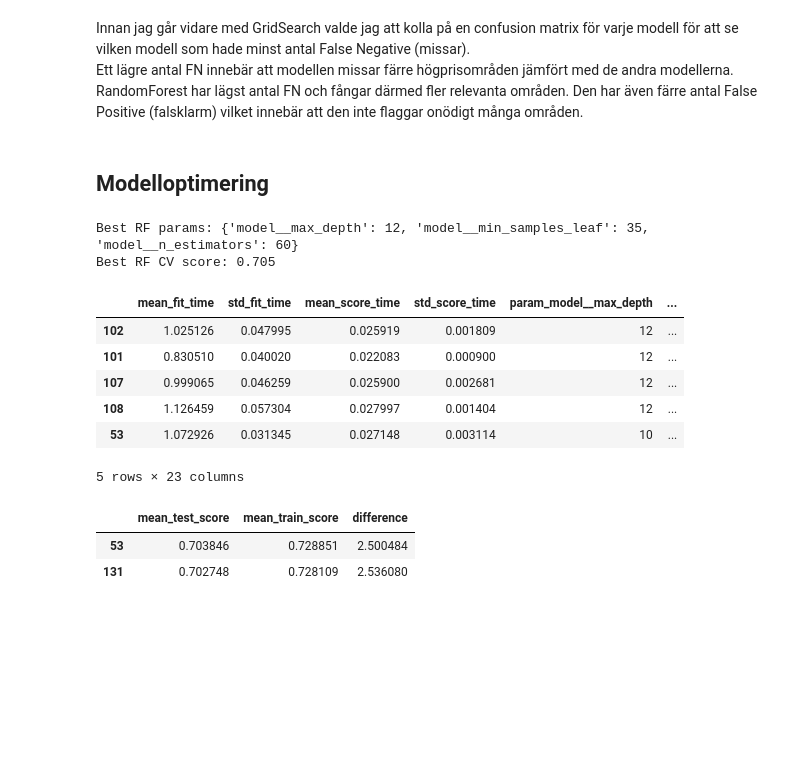
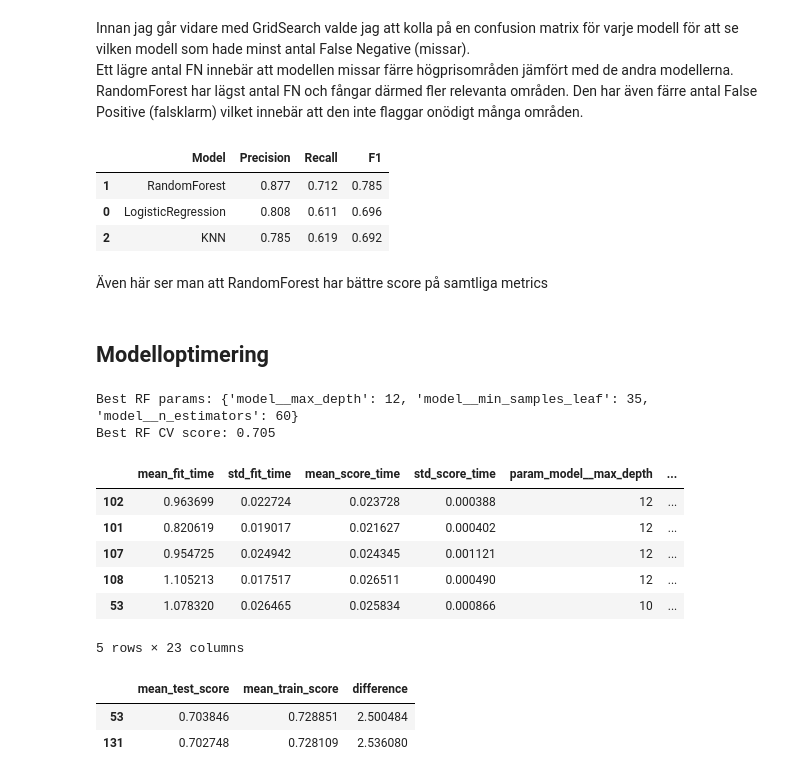
Before and after one commit to Jack-JackAttack/California_Housing, a Jupyter notebook: report.ipynb, the cells around one changed output. Saved outputs shown, nothing was run; the diff lists cells and outputs as text; code cells hidden in the pictures; blank space fills up the shorter version.

```diff
--- a/report.ipynb
+++ b/report.ipynb
@@ -359,6 +356,34 @@ Innan jag går vidare med GridSearch valde jag att kolla på en confusion matrix
 Ett lägre antal FN innebär att modellen missar färre högprisområden jämfört med de andra modellerna.<br>
 RandomForest har lägst antal FN och fångar därmed fler relevanta områden.
 Den har även färre antal False Positive (falsklarm) vilket innebär att den inte flaggar onödigt många områden.
+# %%
+from sklearn.metrics import precision_score, recall_score, f1_score
+
+metrics = []
+
+for name, y_pred in predictions.items():
+    precision = precision_score(y_train, y_pred)
+    recall = recall_score(y_train, y_pred)
+    f1 = f1_score(y_train, y_pred)
+
+
+    metrics.append({
+        "Model": name,
+        "Precision" :round(precision, 3),
+        "Recall": round(recall, 3),
+        "F1": round(f1,3)
+    })
+
+
+metrics_df = pd.DataFrame(metrics)
+display(metrics_df.sort_values("F1", ascending=False))
+# %% [output]
+|  | Model | Precision | Recall | F1 |
+| 1 | RandomForest | 0.877 | 0.712 | 0.785 |
+| 0 | LogisticRegression | 0.808 | 0.611 | 0.696 |
+| 2 | KNN | 0.785 | 0.619 | 0.692 |
+# %% [markdown]
+Även här ser man att RandomForest har bättre score på samtliga metrics
 # %% [markdown]
 ## Modelloptimering
 # %%
@@ -373,39 +398,39 @@ param_grid = {
 # standardinställningarna: mean_train_score var på 0.999 och mean_test_score på 0.785 vilket visar att den har överanpassat
 # param_grid = {
 #     "model__n_estimators": [100],
 #     "model__max_depth": [None],
 #     "model__min_samples_leaf": [1]
 # }
 
 
 grid = GridSearchCV(
     estimator= rf_model,
     param_grid= param_grid,
     cv=cv_strategy,
     scoring="f1",
     n_jobs=-1,
-    refit=True,
+    #refit=True,
     return_train_score=True
 )
 
 grid.fit(X_train, y_train)
 
 
 print("Best RF params:", grid.best_params_)
 print("Best RF CV score:", round(grid.best_score_, 3))
 
 
 res_rf = pd.DataFrame(grid.cv_results_)
 res_rf.sort_values("rank_test_score").head()
 # %% [output]
 Best RF params: {'model__max_depth': 12, 'model__min_samples_leaf': 35, 'model__n_estimators': 60}
 Best RF CV score: 0.705
 |  | mean_fit_time | std_fit_time | mean_score_time | std_score_time | param_model__max_depth | ... |
-| 102 | 1.025126 | 0.047995 | 0.025919 | 0.001809 | 12 | ... |
-| 101 | 0.830510 | 0.040020 | 0.022083 | 0.000900 | 12 | ... |
-| 107 | 0.999065 | 0.046259 | 0.025900 | 0.002681 | 12 | ... |
-| 108 | 1.126459 | 0.057304 | 0.027997 | 0.001404 | 12 | ... |
-| 53 | 1.072926 | 0.031345 | 0.027148 | 0.003114 | 10 | ... |
+| 102 | 0.963699 | 0.022724 | 0.023728 | 0.000388 | 12 | ... |
+| 101 | 0.820619 | 0.019017 | 0.021627 | 0.000402 | 12 | ... |
+| 107 | 0.954725 | 0.024942 | 0.024345 | 0.001121 | 12 | ... |
+| 108 | 1.105213 | 0.017517 | 0.026511 | 0.000490 | 12 | ... |
+| 53 | 1.078320 | 0.026465 | 0.025834 | 0.000866 | 10 | ... |
 5 rows × 23 columns
 # %%
 best_balance = res_rf.sort_values("rank_test_score").head(1000)[["mean_test_score","mean_train_score"]]
```
Also changed, not shown: parts of 9 cells of this notebook, 2 other files.
